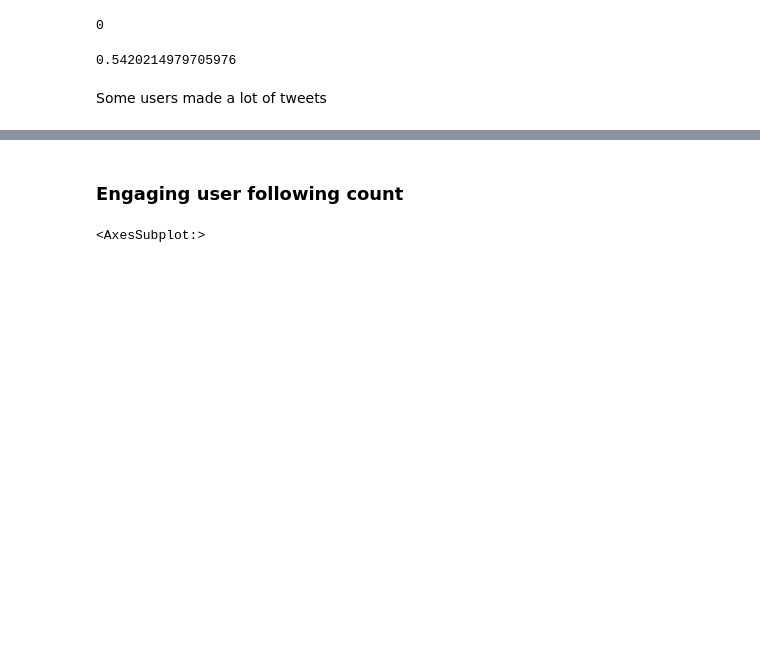
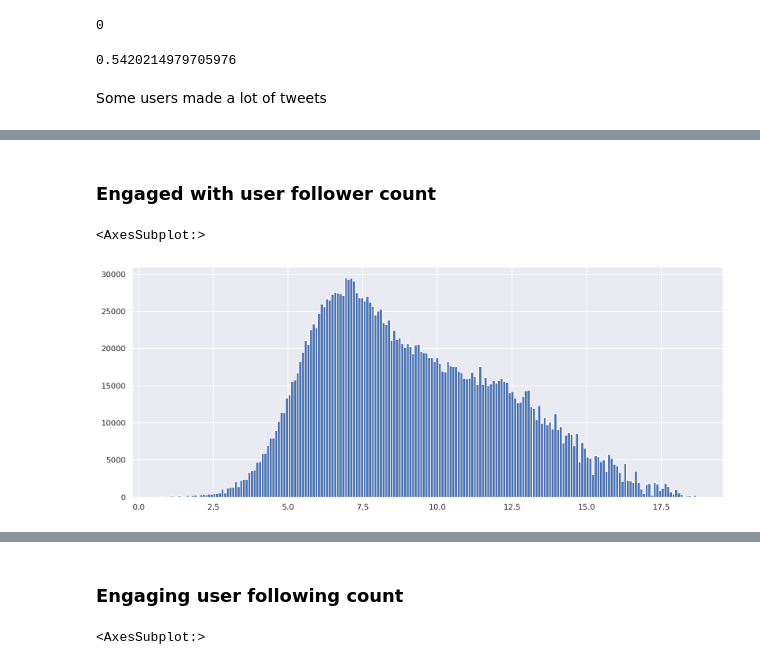
Before and after one commit to MAL-TO/recsys-2021, a Jupyter notebook: andrea/recsys-2021/notebooks/1.0-ac-standalone-features-EDA.ipynb, the cells around one changed output, grey strips where cells are left out. Saved outputs shown, nothing was run; the diff lists cells and outputs as text; code cells hidden in the pictures; blank space fills up the shorter version.

```diff
--- a/andrea/recsys-2021/notebooks/1.0-ac-initial-data-exploration.ipynb
+++ b/andrea/recsys-2021/notebooks/1.0-ac-standalone-features-EDA.ipynb
@@ -297,0 +312,7 @@ df['engaged_with_user_id'].value_counts().value_counts(bins=20).plot.barh()
+# %% [markdown]
+### Engaged with user follower count
+# %%
+df['engaged_with_user_follower_count'].apply(np.log1p).hist(bins=200, figsize=(15, 6))
+# %% [output]
+<AxesSubplot:>
+[figure, added]
```
Also changed, not shown: parts of 30 cells of this notebook, 1 other file.
